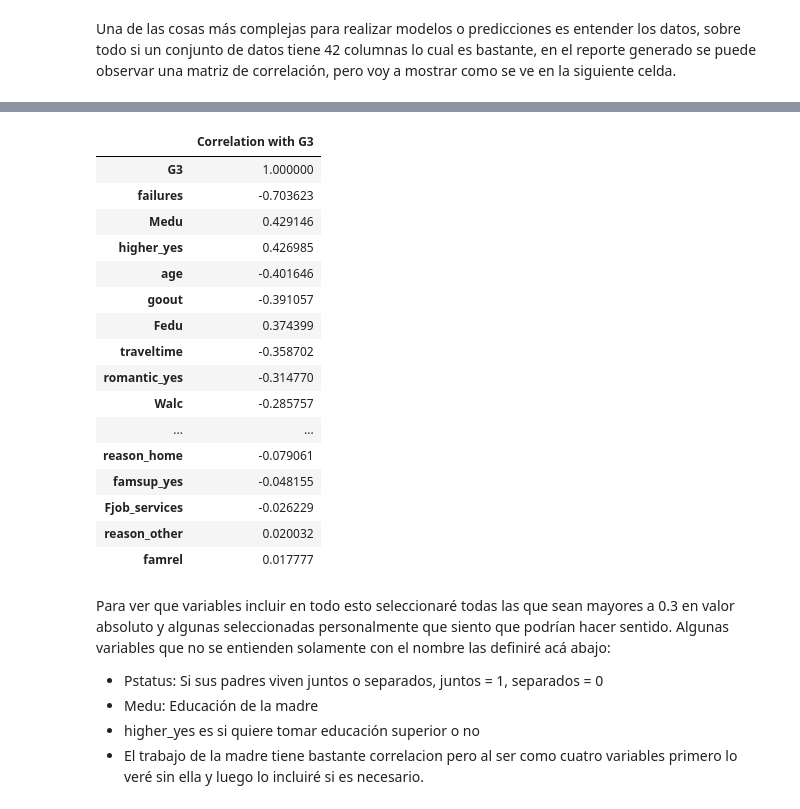
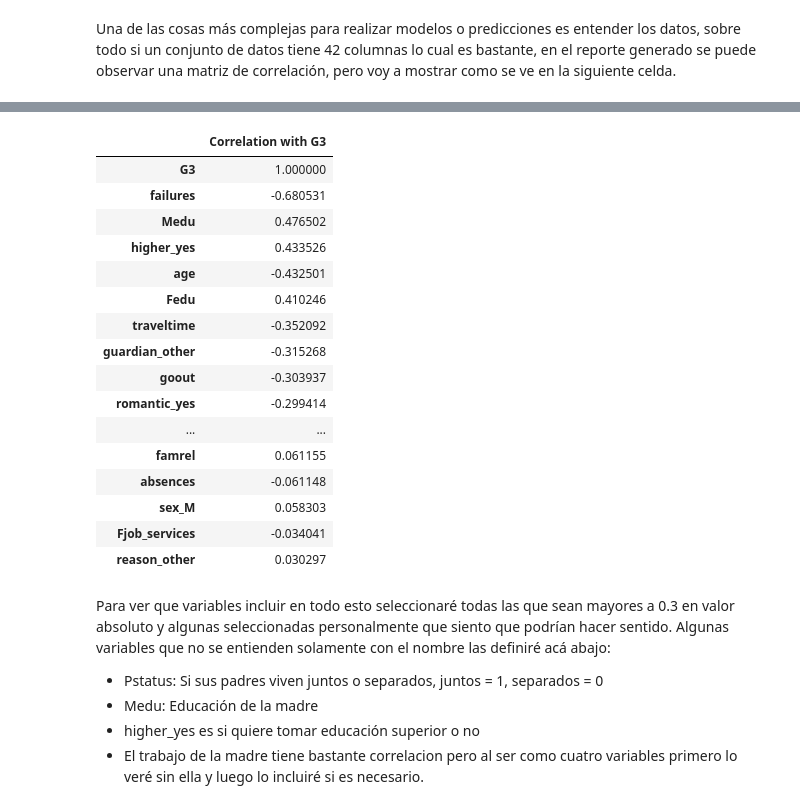
Before and after one commit to GSGEdgardo/t2_topicos, a Jupyter notebook: notebooks/regresion_lineal.ipynb, the cells around one changed output, grey strips where cells are left out. Cells and saved outputs as stored; diff of their text form; code cells hidden in the pictures.

```diff
--- a/notebooks/regresion_lineal.ipynb
+++ b/notebooks/regresion_lineal.ipynb
@@ -104,6 +103,7 @@ df_encoded.head(10)
 # Las columnas a las que se aplicó la codificación one-hot quedaron con valores booleanos,
 # es preferible que sean 0 y 1, así que se va a arreglar eso. Como el resto de variables ya era int, se hará lo siguiente:
 df_encoded = df_encoded.astype(int)
+df_encoded.drop(columns=['G1', 'G2'], inplace=True)  # Se eliminan G1 y G2
 print(df_encoded.info())
 df_encoded.head(10)
 # %% [output]
@@ -163,29 +215,29 @@ display(corr_matrix.style.set_sticky(axis="columns"))
 # %%
 # La tabla sigue siendo demasiado grande para interpretar bien los datos, así que voy a extraer G3
 # y mostrar la correlación con el resto de columnas menos G1 y G2
-corr_with_G3 = corr_matrix.corr()['G3'].drop(['G1', 'G2'])
+corr_with_G3 = corr_matrix.corr()['G3']
 
 # La idea igual es usar valor absoluto y ordenarlos para ver que tan fuerte es la correlación, más allá si es positiva o negativa
 corr_with_G3_sorted = corr_with_G3.reindex(corr_with_G3.abs().sort_values(ascending=False).index)
 display(corr_with_G3_sorted.to_frame(name='Correlation with G3').style.set_sticky(axis="index"))
 # %% [output]
 |  | Correlation with G3 |
 | G3 | 1.000000 |
-| failures | -0.703623 |
-| Medu | 0.429146 |
-| higher_yes | 0.426985 |
-| age | -0.401646 |
-| goout | -0.391057 |
-| Fedu | 0.374399 |
-| traveltime | -0.358702 |
-| romantic_yes | -0.314770 |
-| Walc | -0.285757 |
+| failures | -0.680531 |
+| Medu | 0.476502 |
+| higher_yes | 0.433526 |
+| age | -0.432501 |
+| Fedu | 0.410246 |
+| traveltime | -0.352092 |
+| guardian_other | -0.315268 |
+| goout | -0.303937 |
+| romantic_yes | -0.299414 |
 | ... | ... |
-| reason_home | -0.079061 |
-| famsup_yes | -0.048155 |
-| Fjob_services | -0.026229 |
-| reason_other | 0.020032 |
-| famrel | 0.017777 |
+| famrel | 0.061155 |
+| absences | -0.061148 |
+| sex_M | 0.058303 |
+| Fjob_services | -0.034041 |
+| reason_other | 0.030297 |
 # %% [markdown]
 Para ver que variables incluir en todo esto seleccionaré todas las que sean mayores a 0.3 en valor absoluto y algunas seleccionadas personalmente que siento que podrían hacer sentido.
 Algunas variables que no se entienden solamente con el nombre las definiré acá abajo:
```
Also changed, not shown: parts of 18 cells of this notebook.
